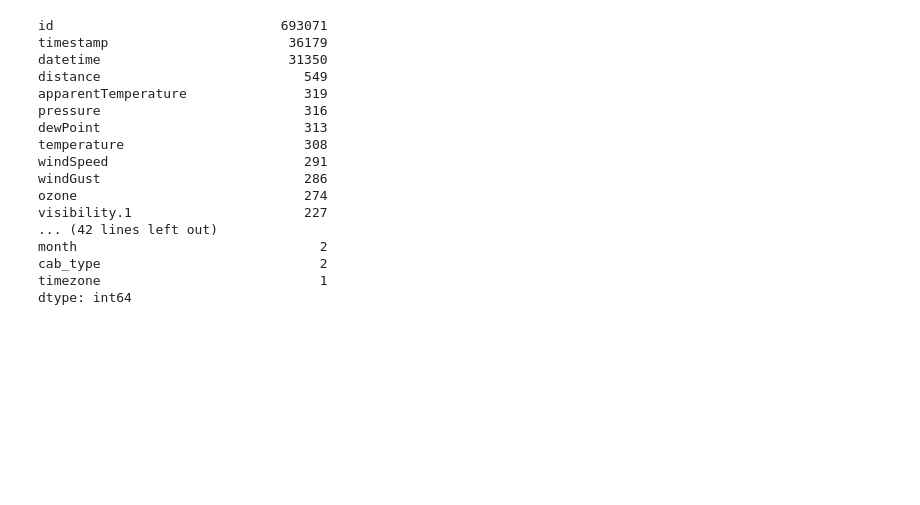
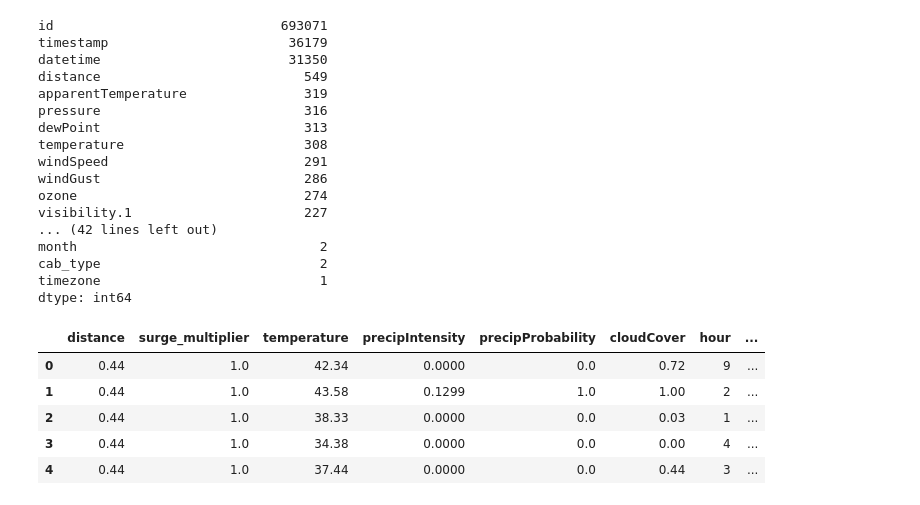
Before and after one commit to mollyhan19/APCOMP209_Final_Project, a Jupyter notebook: EDA.ipynb, the cells around one changed output. Cells and saved outputs as stored; diff of their text form; code cells hidden in the pictures; blank space fills up the shorter version.

```diff
--- a/EDA.ipynb
+++ b/EDA.ipynb
@@ -202,3 +167,21 @@ month                               2
 cab_type                            2
 timezone                            1
 dtype: int64
+# %%
+# Numerical variables EDA
+num_cols = [
+    'distance', 'surge_multiplier',
+    'temperature', 'precipIntensity', 'precipProbability',
+    'cloudCover', 'hour','month'
+]
+
+df_num = df[num_cols].copy()
+
+df_num.head()
+# %% [output]
+|  | distance | surge_multiplier | temperature | precipIntensity | precipProbability | cloudCover | hour | ... |
+| 0 | 0.44 | 1.0 | 42.34 | 0.0000 | 0.0 | 0.72 | 9 | ... |
+| 1 | 0.44 | 1.0 | 43.58 | 0.1299 | 1.0 | 1.00 | 2 | ... |
+| 2 | 0.44 | 1.0 | 38.33 | 0.0000 | 0.0 | 0.03 | 1 | ... |
+| 3 | 0.44 | 1.0 | 34.38 | 0.0000 | 0.0 | 0.00 | 4 | ... |
+| 4 | 0.44 | 1.0 | 37.44 | 0.0000 | 0.0 | 0.44 | 3 | ... |
```
Also changed, not shown: parts of 7 cells of this notebook.
